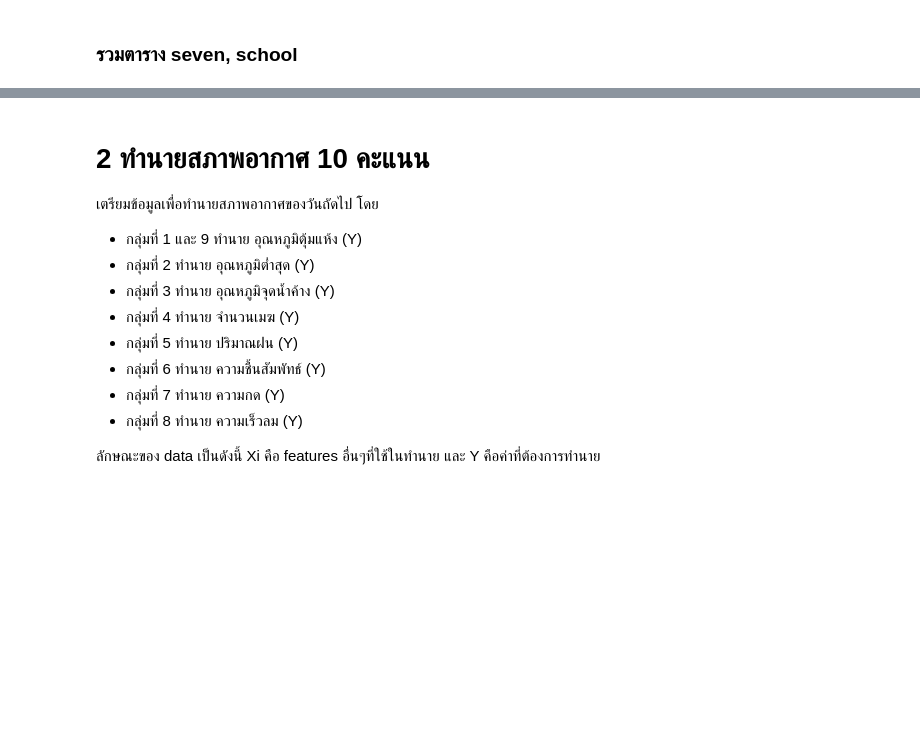
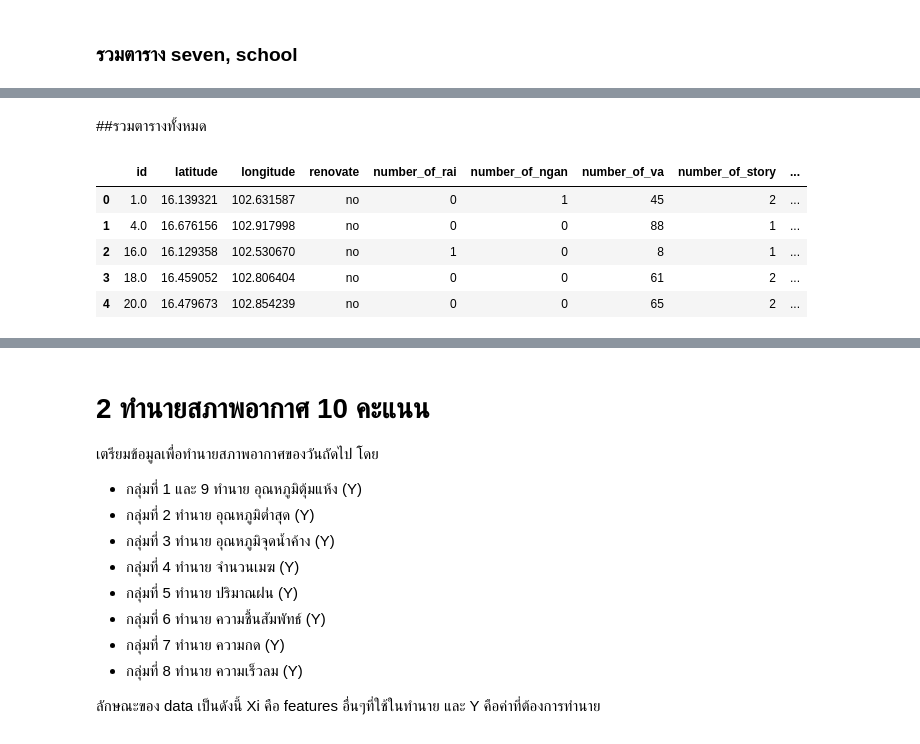
Before and after one commit to nannthd/bsc_dpdm22, a Jupyter notebook: midterm_dpdm22.ipynb, the cells around one changed output, grey strips where cells are left out. Saved outputs shown, nothing was run; the diff lists cells and outputs as text; code cells hidden in the pictures; blank space fills up the shorter version.

```diff
--- a/midterm_dpdm22.ipynb
+++ b/midterm_dpdm22.ipynb
@@ -350,0 +365,3 @@ school_table.shape
+# %%
+est1 = detachedhouse[detachedhouse['ID ผู้ประเมิน']==1]
+est1.head()
@@ -350,0 +396,13 @@ school_table.shape
+# %% [markdown]
+##รวมตารางทั้งหมด
+# %%
+# รวมตาราง home, select_est1
+home_select_est1 = home.merge(select_est1, left_on='id', right_on='ID')
+home_select_est1.head()
+# %% [output]
+|  | id | latitude | longitude | renovate | number_of_rai | number_of_ngan | number_of_va | number_of_story | ... |
+| 0 | 1.0 | 16.139321 | 102.631587 | no | 0 | 1 | 45 | 2 | ... |
+| 1 | 4.0 | 16.676156 | 102.917998 | no | 0 | 0 | 88 | 1 | ... |
+| 2 | 16.0 | 16.129358 | 102.530670 | no | 1 | 0 | 8 | 1 | ... |
+| 3 | 18.0 | 16.459052 | 102.806404 | no | 0 | 0 | 61 | 2 | ... |
+| 4 | 20.0 | 16.479673 | 102.854239 | no | 0 | 0 | 65 | 2 | ... |
```
Also changed, not shown: parts of 26 cells of this notebook.
